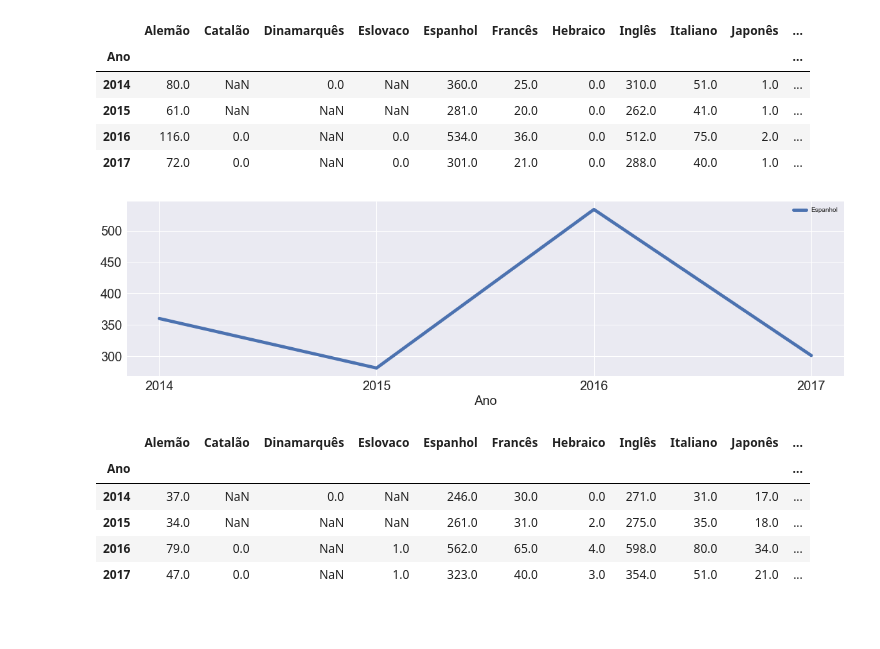
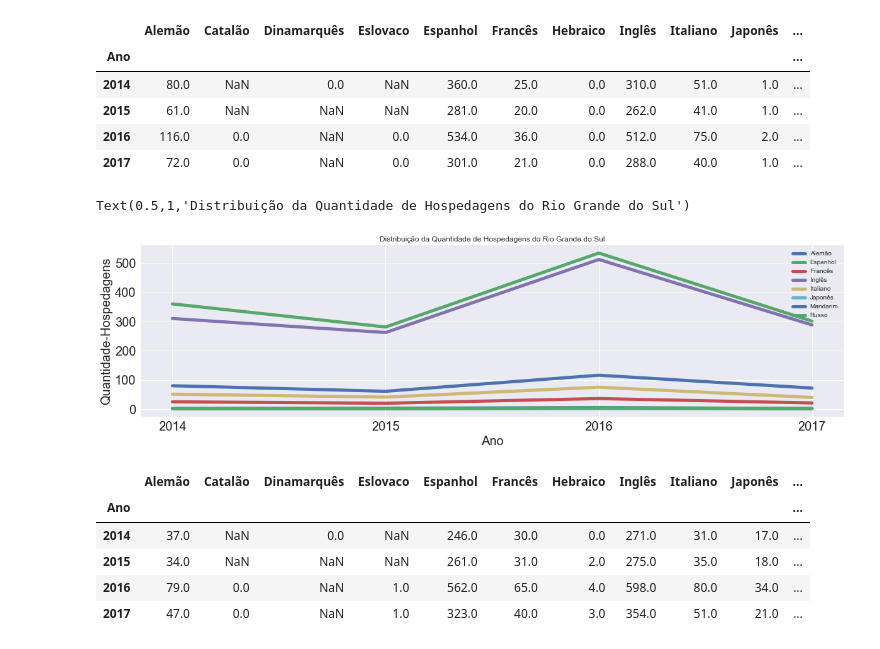
Before and after one commit to if1015-datascience-ufpe/2018-2-projeto-agua-de-coco, a Jupyter notebook: Análise Hospedagens.ipynb, the cells around one changed output. Saved outputs shown, nothing was run; the diff lists cells and outputs as text; code cells hidden in the pictures; blank space fills up the shorter version.

```diff
--- a/Análise Hospedagens.ipynb
+++ b/Análise Hospedagens.ipynb
@@ -54,10 +54,10 @@ dados_2017_03 = pd.read_csv('Datasets/MeiodeHospedagem201703TrimestreCadasturPJ.
 dados_2017_04 = pd.read_csv('Datasets/MeiodeHospedagem201704TrimestreCadasturPJ.csv',encoding='latin-1',sep=';')
 
 # Dados obtidos da Análise de Turistas
-chegadas2014 = pd.read_csv('chegadas2014.csv')
-chegadas2015 = pd.read_csv('chegadas2015.csv')
-chegadas2016 = pd.read_csv('chegadas2016.csv')
-chegadas2017 = pd.read_csv('chegadas2017.csv')
+chegadas2014 = pd.read_csv('chegadas2014.csv',encoding='latin-1',sep=',')
+chegadas2015 = pd.read_csv('chegadas2015.csv',encoding='latin-1',sep=',')
+chegadas2016 = pd.read_csv('chegadas2016.csv',encoding='latin-1',sep=',')
+chegadas2017 = pd.read_csv('chegadas2017.csv',encoding='latin-1',sep=',')
 # %%
 ## Colunas dos Dados
 print(dados_2014.columns)
@@ -1072,10 +1075,13 @@ display(dadosRS.head())
 | 2016 | 116.0 | 0.0 | NaN | 0.0 | 534.0 | 36.0 | 0.0 | 512.0 | 75.0 | 2.0 | ... |
 | 2017 | 72.0 | 0.0 | NaN | 0.0 | 301.0 | 21.0 | 0.0 | 288.0 | 40.0 | 1.0 | ... |
 # %%
-dadosRS[['Espanhol']].plot(figsize=(20,5), linewidth=5, fontsize=20)
+dadosRS[['Alemão','Espanhol','Francês','Inglês','Italiano','Japonês','Mandarim','Russo']].plot(figsize=(20,5), linewidth=5, fontsize=20)
 plt.xlabel('Ano', fontsize=20);
+plt.ylabel('Quantidade-Hospedagens', fontsize=20);
+plt.title('Distribuição da Quantidade de Hospedagens do Rio Grande do Sul')
 # %% [output]
+Text(0.5,1,'Distribuição da Quantidade de Hospedagens do Rio Grande do Sul')
-[figure, old version]
+[figure, new version]
 # %%
 dadosPR.set_index('Ano', inplace=True)
 dadosPR.head()
```
Also changed, not shown: parts of 32 cells of this notebook, 7 other files.
